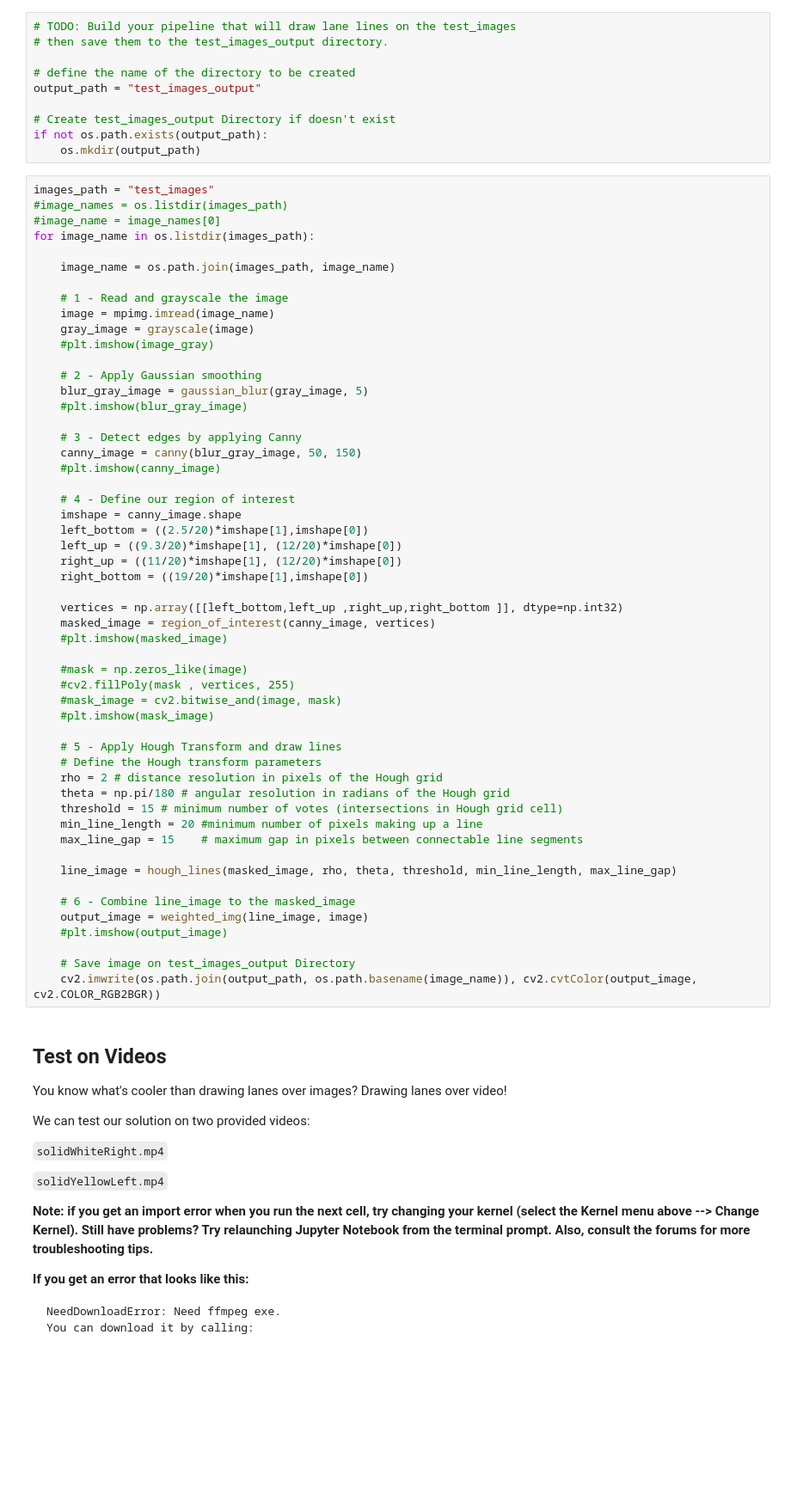
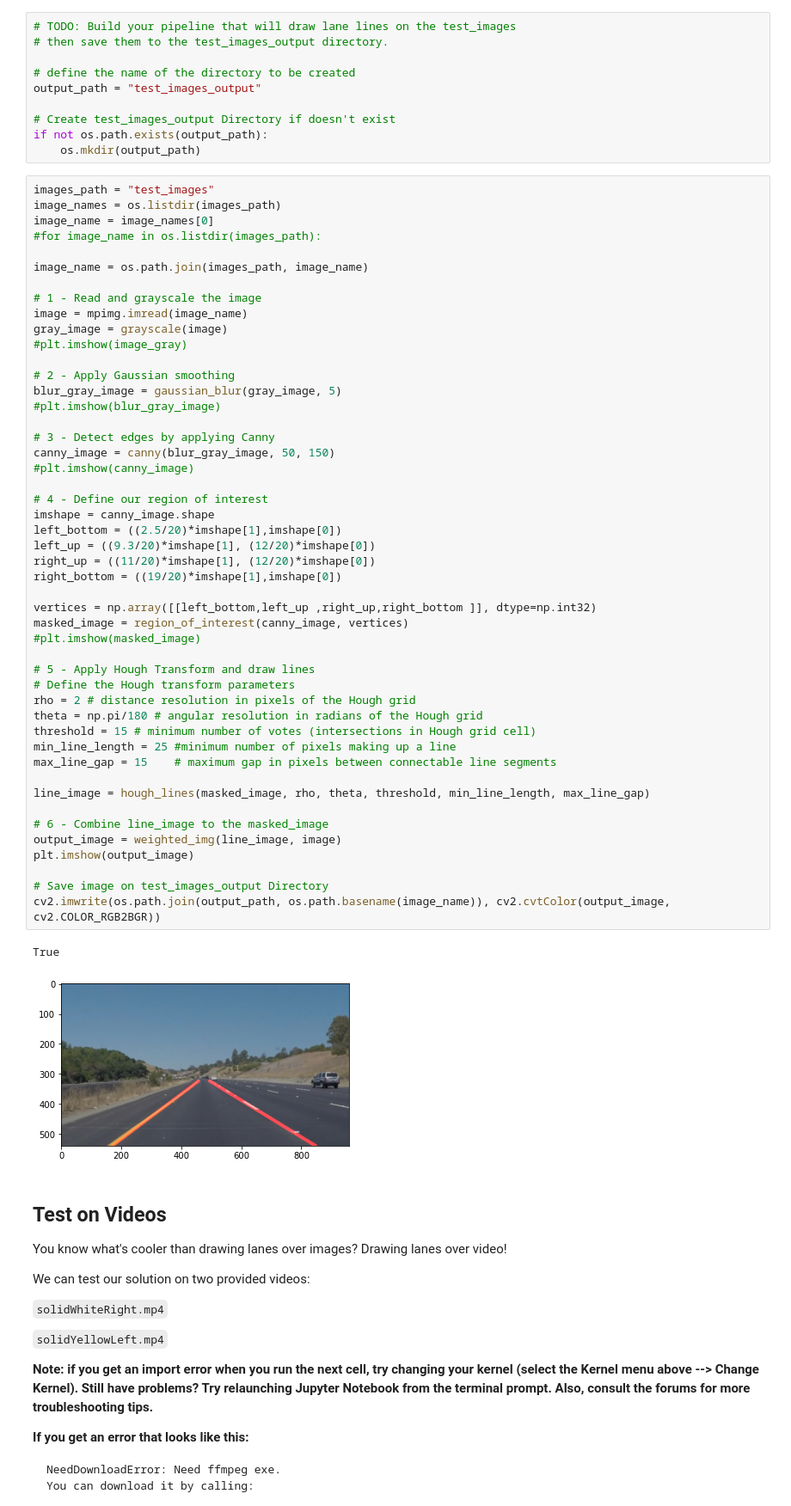
Before and after one commit to JoaoGranja/Finding-Lane-Lines, a Jupyter notebook: P1.ipynb, the cells around one changed output. Shown: that part at 86% size. Cells and saved outputs as stored; diff of their text form; blank space fills up the shorter version.

```diff
--- a/P1.ipynb
+++ b/P1.ipynb
@@ -205,57 +248,55 @@ if not os.path.exists(output_path):
     os.mkdir(output_path)
 # %%
 images_path = "test_images"
-#image_names = os.listdir(images_path)
-#image_name = image_names[0]
-for image_name in os.listdir(images_path):
+image_names = os.listdir(images_path)
+image_name = image_names[0]
+#for image_name in os.listdir(images_path):
 
-    image_name = os.path.join(images_path, image_name)
+image_name = os.path.join(images_path, image_name)
 
-    # 1 - Read and grayscale the image
-    image = mpimg.imread(image_name)
-    gray_image = grayscale(image)
-    #plt.imshow(image_gray)
+# 1 - Read and grayscale the image
+image = mpimg.imread(image_name)
+gray_image = grayscale(image)
+#plt.imshow(image_gray)
 
-    # 2 - Apply Gaussian smoothing
-    blur_gray_image = gaussian_blur(gray_image, 5)
-    #plt.imshow(blur_gray_image)
+# 2 - Apply Gaussian smoothing
+blur_gray_image = gaussian_blur(gray_image, 5)
+#plt.imshow(blur_gray_image)
 
-    # 3 - Detect edges by applying Canny
-    canny_image = canny(blur_gray_image, 50, 150)
-    #plt.imshow(canny_image)
+# 3 - Detect edges by applying Canny
+canny_image = canny(blur_gray_image, 50, 150)
+#plt.imshow(canny_image)
 
-    # 4 - Define our region of interest
-    imshape = canny_image.shape
-    left_bottom = ((2.5/20)*imshape[1],imshape[0])
-    left_up = ((9.3/20)*imshape[1], (12/20)*imshape[0])
-    right_up = ((11/20)*imshape[1], (12/20)*imshape[0])
-    right_bottom = ((19/20)*imshape[1],imshape[0])
+# 4 - Define our region of interest
+imshape = canny_image.shape
+left_bottom = ((2.5/20)*imshape[1],imshape[0])
+left_up = ((9.3/20)*imshape[1], (12/20)*imshape[0])
+right_up = ((11/20)*imshape[1], (12/20)*imshape[0])
+right_bottom = ((19/20)*imshape[1],imshape[0])
 
-    vertices = np.array([[left_bottom,left_up ,right_up,right_bottom ]], dtype=np.int32)
-    masked_image = region_of_interest(canny_image, vertices)
-    #plt.imshow(masked_image)
+vertices = np.array([[left_bottom,left_up ,right_up,right_bottom ]], dtype=np.int32)
+masked_image = region_of_interest(canny_image, vertices)
+#plt.imshow(masked_image)
 
-    #mask = np.zeros_like(image)
-    #cv2.fillPoly(mask , vertices, 255)
-    #mask_image = cv2.bitwise_and(image, mask)
-    #plt.imshow(mask_image)
+# 5 - Apply Hough Transform and draw lines
+# Define the Hough transform parameters
+rho = 2 # distance resolution in pixels of the Hough grid
+theta = np.pi/180 # angular resolution in radians of the Hough grid
+threshold = 15 # minimum number of votes (intersections in Hough grid cell)
+min_line_length = 25 #minimum number of pixels making up a line
+max_line_gap = 15    # maximum gap in pixels between connectable line segments
 
-    # 5 - Apply Hough Transform and draw lines
-    # Define the Hough transform parameters
-    rho = 2 # distance resolution in pixels of the Hough grid
-    theta = np.pi/180 # angular resolution in radians of the Hough grid
-    threshold = 15 # minimum number of votes (intersections in Hough grid cell)
-    min_line_length = 20 #minimum number of pixels making up a line
-    max_line_gap = 15    # maximum gap in pixels between connectable line segments
+line_image = hough_lines(masked_image, rho, theta, threshold, min_line_length, max_line_gap)
 
-    line_image = hough_lines(masked_image, rho, theta, threshold, min_line_length, max_line_gap)
+# 6 - Combine line_image to the masked_image
+output_image = weighted_img(line_image, image)
+plt.imshow(output_image)
 
-    # 6 - Combine line_image to the masked_image
-    output_image = weighted_img(line_image, image)
-    #plt.imshow(output_image)
-
-    # Save image on test_images_output Directory
-    cv2.imwrite(os.path.join(output_path, os.path.basename(image_name)), cv2.cvtColor(output_image, cv2.COLOR_RGB2BGR))
+# Save image on test_images_output Directory
+cv2.imwrite(os.path.join(output_path, os.path.basename(image_name)), cv2.cvtColor(output_image, cv2.COLOR_RGB2BGR))
+# %% [output]
+True
+[figure, added]
 # %% [markdown]
 ## Test on Videos
 
```
Also changed, not shown: parts of 9 cells of this notebook, 7 other files.
